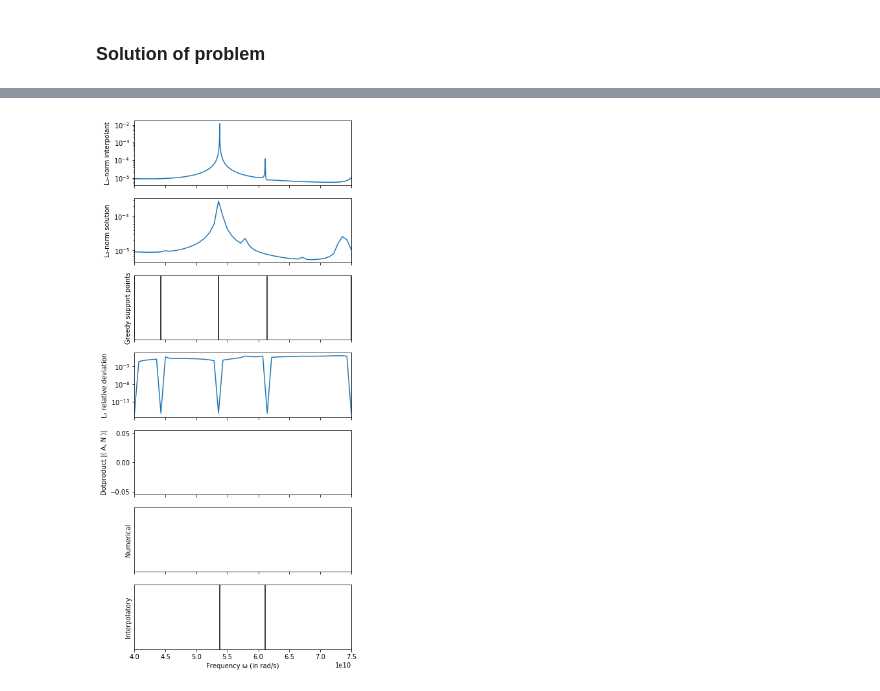
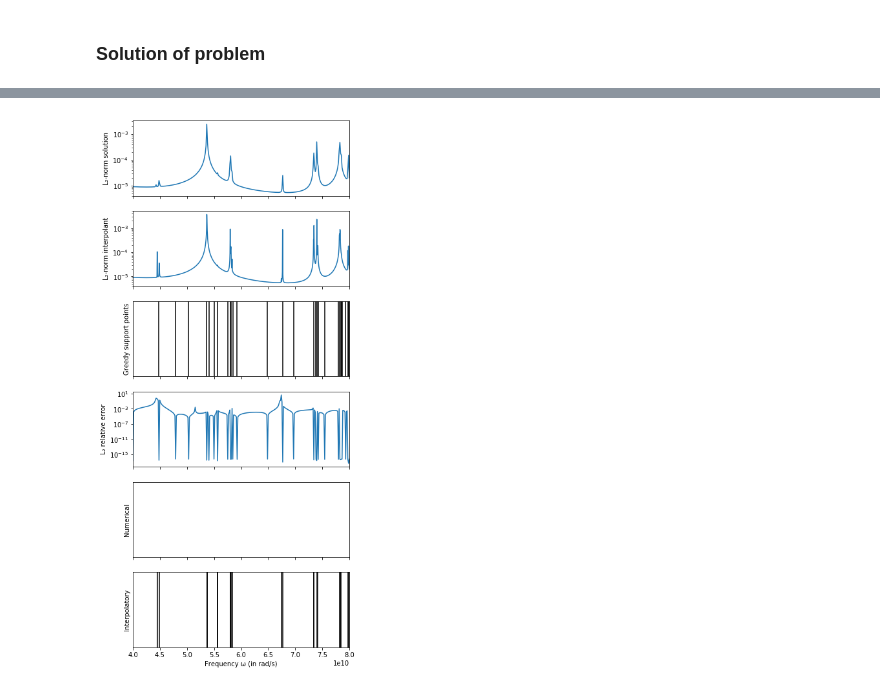
Before and after one commit to FMatti/Maxwell-MRI, a Jupyter notebook: examples/circular_waveguide_filter/circular_waveguide_filter.ipynb, the cells around one changed output, grey strips where cells are left out. Cells and saved outputs as stored; diff of their text form; code cells hidden in the pictures.

```diff
--- a/examples/circular_waveguide_filter/circular_waveguide_filter.ipynb
+++ b/examples/circular_waveguide_filter/circular_waveguide_filter.ipynb
@@ -58,8 +53,9 @@ class g_N_R(fen.UserExpression):
     def value_shape(self):
         return (3,)
 
-mesh = dir + '/model/DMCWF.xml'
+mesh = os.getcwd() + '/model/DMCWF.xml'
 CWF = CircularWaveguideFilter(mesh, B_N, g_N=g_N_L())
 VS = VectorSpaceL2(CWF)
+CWF.setup()
 # %% [markdown]
 ### Solution of problem
@@ -68,8 +62,10 @@ CWF.setup()
 # %%
 a = 4e+10
-b = 7.5e+10
-fig, ax = plt.subplots(figsize=(6, 6), sharex=True)
-omegas = np.linspace(a, b, 50)
-CWF.solve(omegas)
+b = 8e+10
+fig, ax = plt.subplots(figsize=(6, 4), sharex=True)
+omegas = np.linspace(a, b, 300)
+#CWF.solve(omegas)
+#CWF.save_solution('snapshots/linspace_4e10_8e10_300.obj')
+CWF.load_solution( 'snapshots/linspace_4e10_8e10_300.obj')
 helpers.plot_solution_norms(ax, CWF, VS)
 # %% [output]
@@ -87,41 +85,36 @@ helpers.plot_solution_norms(ax, CWF, VS)
 # %%
-fig, ax = plt.subplots(7, 1, figsize=(6, 15), sharex=True)
+fig, ax = plt.subplots(6, 1, figsize=(6, 15), sharex=True)
 
+a = 4e+10
+b = 8e+10
 VS = VectorSpaceL2(CWF)
-a = 4e+10
-b = 7.5e+10
-#omegas = np.linspace(a, b, 300)
-#RC.solve(omegas)
 MRI = MinimalRationalInterpolation(VS)
 snapshots = CWF.get_solution(tonumpy=True, trace=VS.get_trace())
 omegas = CWF.get_frequency()
-MRI.compute_surrogate(snapshots, omegas, greedy=True, tol=1e-0)
+MRI.compute_surrogate(snapshots, omegas, greedy=True, tol=1e-1)
 
-ax[0].set_ylabel('L\u2082-norm interpolant')
-helpers.plot_surrogate_norms(ax[0], MRI, VS, a, b)
+ax[0].set_ylabel('L\u2082-norm solution')
+helpers.plot_solution_norms(ax[0], CWF, VS)
 
-ax[1].set_ylabel('L\u2082-norm solution')
-helpers.plot_solution_norms(ax[1], CWF, VS)
+ax[1].set_ylabel('L\u2082-norm interpolant')
+helpers.plot_surrogate_norms(ax[1], MRI, a, b)
 
 ax[2].set_ylabel('Greedy support points')
-helpers.plot_lines(ax[2], MRI.get_surrogate().get_nodes())
+helpers.plot_lines(ax[2], MRI.A_ring.get_nodes())
 
-ax[3].set_ylabel('L\u2082 relative deviation')
+ax[3].set_ylabel('L\u2082 relative error')
 helpers.plot_surrogate_error_norms(ax[3], CWF, MRI, VS)
 
 eigfreqs, eigvecs = CWF.get_numerical_eigenfrequencies(a, b, return_eigvecs=True)
 
-ax[4].set_ylabel('Dotproduct |\u27E8 A, N \u27E9|')
-ax[4].bar(eigfreqs, np.abs([np.inner(CWF.insert_boundary_values(eigvec), CWF.get_N()) for eigvec in eigvecs]), width=0.05)
+ax[4].set_ylabel('Numerical')
+helpers.plot_lines(ax[4], eigfreqs)
 
-ax[5].set_ylabel('Numerical')
-helpers.plot_lines(ax[5], eigfreqs)
-
-ax[6].set_ylabel('Interpolatory')
-helpers.plot_lines(ax[6], MRI.get_interpolatory_eigenfrequencies(only_real=True))
+ax[5].set_ylabel('Inte rpolatory')
+helpers.plot_lines(ax[5], MRI.get_interpolatory_eigenfrequencies(only_real=True))
 
 ax[-1].set_xlabel('Frequency \u03C9 (in rad/s)')
 ax[-1].set_xlim(a, b)
 plt.show()
 # %% [output]
-[figure, old version]
+[figure, new version]
```
Also changed, not shown: parts of 9 cells of this notebook, 1 other file.
